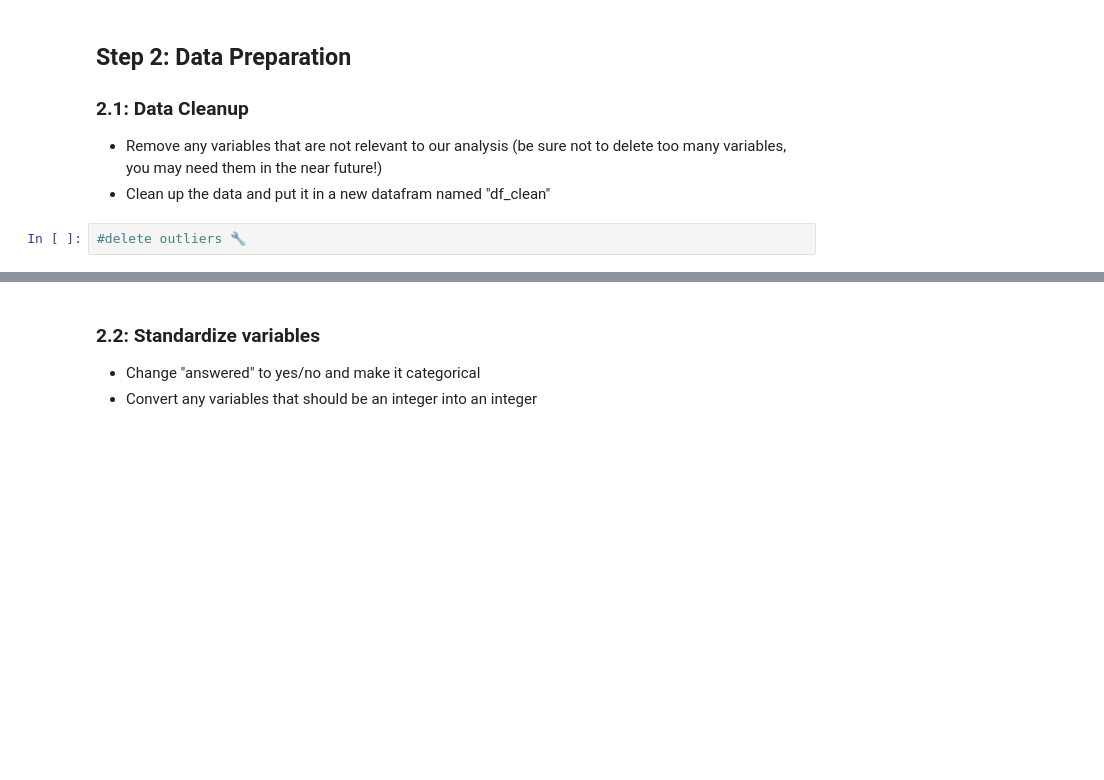
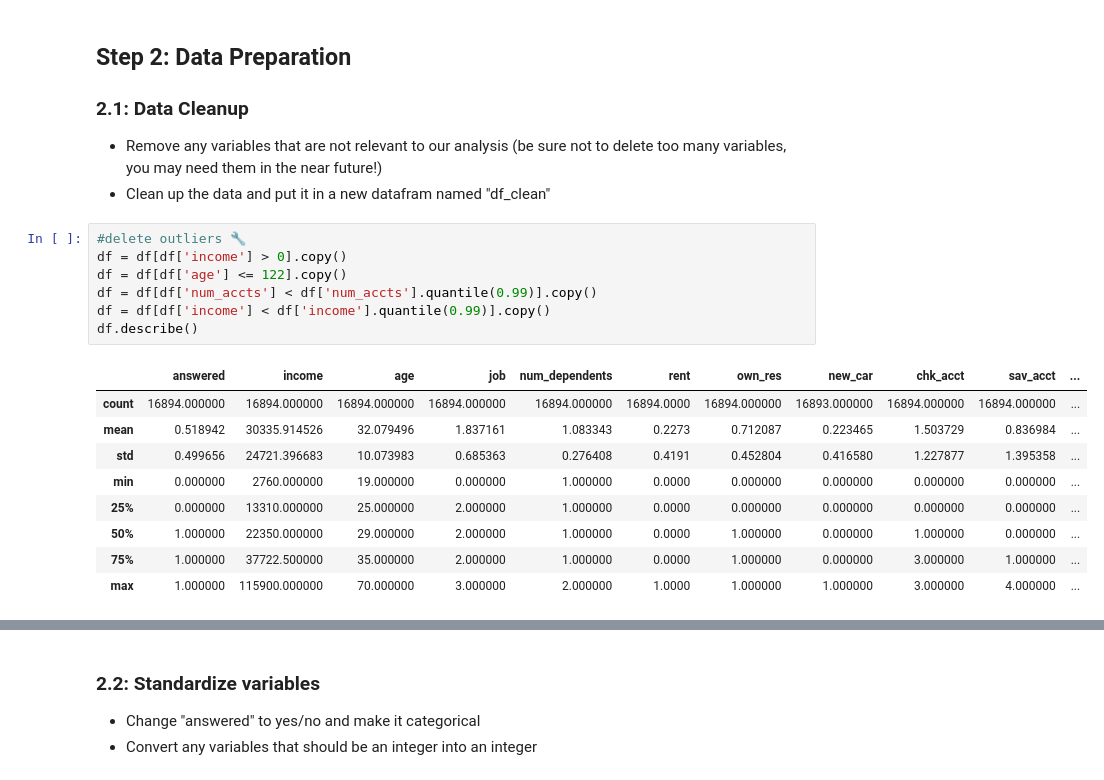
Before and after one commit to u1344368/IS4487, a Jupyter notebook: Assignments/assignment_10_classification.ipynb, the cells around one changed output, grey strips where cells are left out. Drawn from its saved outputs; the diff is of its cells as text; blank space fills up the shorter version.

```diff
--- a/Assignments/assignment_10_classification.ipynb
+++ b/Assignments/assignment_10_classification.ipynb
@@ -97,7 +127,22 @@ df.head(5)
 ### 2.1: Data Cleanup
 - Remove any variables that are not relevant to our analysis (be sure not to delete too many variables, you may need them in the near future!)
 - Clean up the data and put it in a new datafram named "df_clean"
-# %%
-#delete outliers 🔧
+# %%
+#delete outliers 🔧
+df = df[df['income'] > 0].copy()
+df = df[df['age'] <= 122].copy()
+df = df[df['num_accts'] < df['num_accts'].quantile(0.99)].copy()
+df = df[df['income'] < df['income'].quantile(0.99)].copy()
+df.describe()
+# %% [output]
+|  | answered | income | age | job | num_dependents | rent | own_res | new_car | chk_acct | sav_acct | ... |
+| count | 16894.000000 | 16894.000000 | 16894.000000 | 16894.000000 | 16894.000000 | 16894.0000 | 16894.000000 | 16893.000000 | 16894.000000 | 16894.000000 | ... |
+| mean | 0.518942 | 30335.914526 | 32.079496 | 1.837161 | 1.083343 | 0.2273 | 0.712087 | 0.223465 | 1.503729 | 0.836984 | ... |
+| std | 0.499656 | 24721.396683 | 10.073983 | 0.685363 | 0.276408 | 0.4191 | 0.452804 | 0.416580 | 1.227877 | 1.395358 | ... |
+| min | 0.000000 | 2760.000000 | 19.000000 | 0.000000 | 1.000000 | 0.0000 | 0.000000 | 0.000000 | 0.000000 | 0.000000 | ... |
+| 25% | 0.000000 | 13310.000000 | 25.000000 | 2.000000 | 1.000000 | 0.0000 | 0.000000 | 0.000000 | 0.000000 | 0.000000 | ... |
+| 50% | 1.000000 | 22350.000000 | 29.000000 | 2.000000 | 1.000000 | 0.0000 | 1.000000 | 0.000000 | 1.000000 | 0.000000 | ... |
+| 75% | 1.000000 | 37722.500000 | 35.000000 | 2.000000 | 1.000000 | 0.0000 | 1.000000 | 0.000000 | 3.000000 | 1.000000 | ... |
+| max | 1.000000 | 115900.000000 | 70.000000 | 3.000000 | 2.000000 | 1.0000 | 1.000000 | 1.000000 | 3.000000 | 4.000000 | ... |
 # %%
 #remove variables that are not helpful 🔧
```
Also changed, not shown: parts of 7 cells of this notebook.
